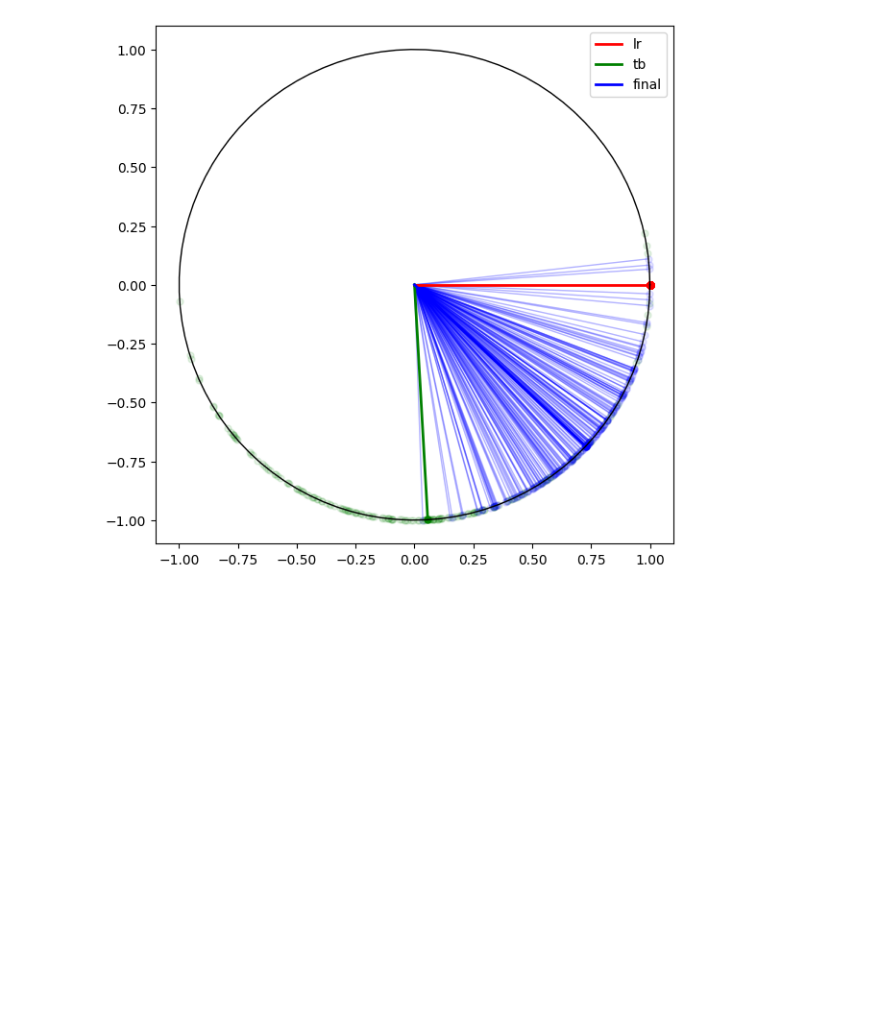
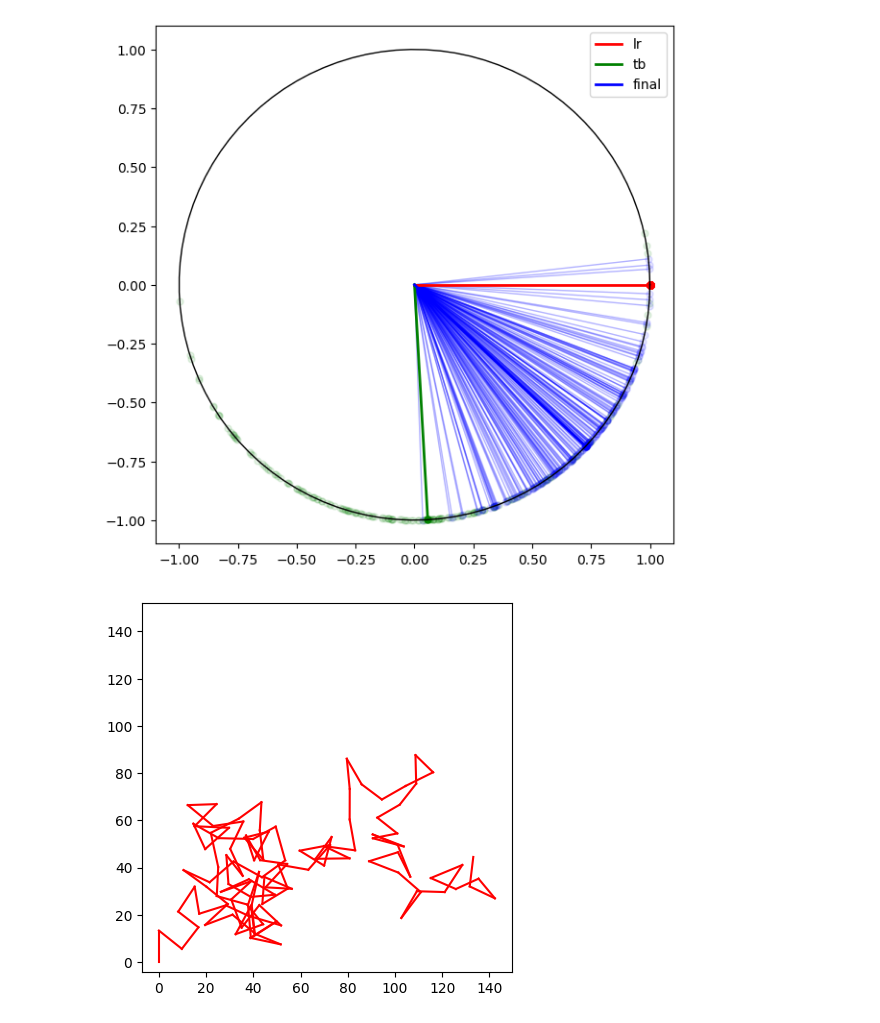
Before and after one commit to viktor-kertanov/hmmg, a Jupyter notebook: notebooks/colorful_vectors/colorful_vectors.ipynb, the cells around one changed output. Saved outputs shown, nothing was run; the diff lists cells and outputs as text; code cells hidden in the pictures; blank space fills up the shorter version.

```diff
--- a/notebooks/colorful_vectors/colorful_vectors.ipynb
+++ b/notebooks/colorful_vectors/colorful_vectors.ipynb
@@ -28,26 +28,3 @@ CRITICAL_POINTS = [
 VECTOR_LEN = CANVAS_W * .125
 VECTOR_LEN = CANVAS_W * .175
 VECTOR_NUM = 9 * 7 # 7  is a color period. The rainbow repeats 9 times. Overal 63 vectors, 9 times of each color
-# %%
-def new_coordinate(
-        initial_coord: list[int],
-        vector_length: float,
-        angle_rad: float
-    ):
-
-    new_x = np.cos(angle_rad) * vector_length
-    new_y = np.sin(angle_rad) * vector_length
-
-    return (initial_coord[0]+new_x, initial_coord[1]+new_y)
-
-a = [0,0]
-b = new_coordinate([0,0], 12.5, np.random.rand()*np.pi/2)
-
-def rand_color():
-    return (np.random.rand(), np.random.rand(), np.random.rand())
-
-plt.plot([a[0], b[0]], [a[1], b[1]], color=rand_color(), linewidth=3, alpha=.5)
-
-plt.axis('square')
-plt.axis([0-BORDERS, CANVAS_W+BORDERS, 0-BORDERS, CANVAS_W+BORDERS])
-plt.show()
@@ -294,3 +209,23 @@ plt.gcf().set_size_inches(7,7)
 plt.show()
 # %% [output]
 [figure]
+# %%
+colors = ['r', 'g', 'b']
+for i in range(1):
+    num_vectros = np.random.randint(80,120)
+    coords = random_walk_builder(
+        num_vectros,
+        vector_len=VECTOR_LEN,
+        vector_len_mu=0.5
+    )
+
+    chain = get_vector_chain_from_points(coords)
+    for v in chain:
+        a, b = v[0], v[1]
+        plt.plot([a[0], b[0]], [a[1], b[1]], color=colors[i])
+        radius = np.sqrt((b[0]-a[0])**2 + (b[1]-a[1])**2)
+
+plt.axis('square')
+plt.show()
+# %% [output]
+[figure, added]
```
Also changed, not shown: parts of 9 cells of this notebook, 4 other files.
